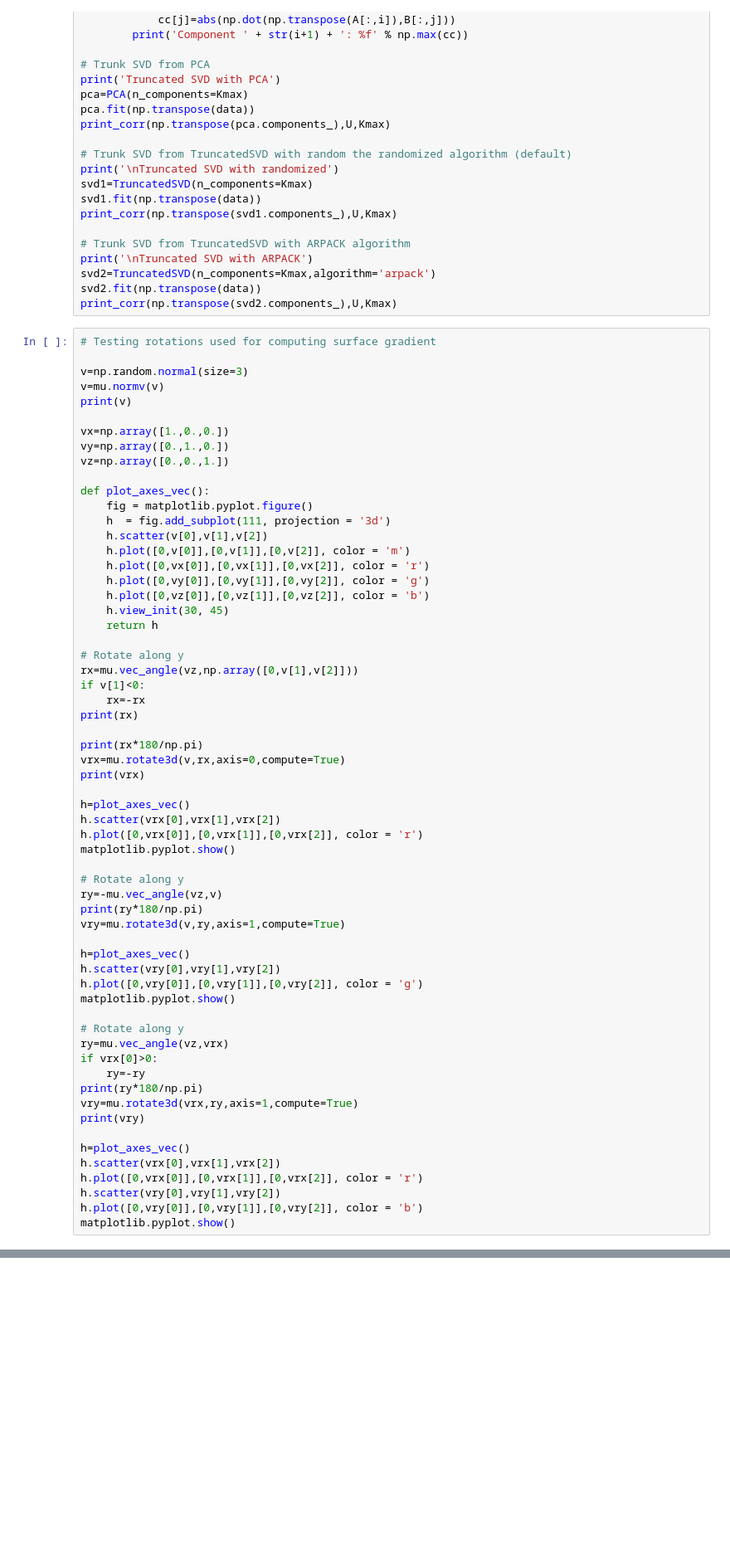
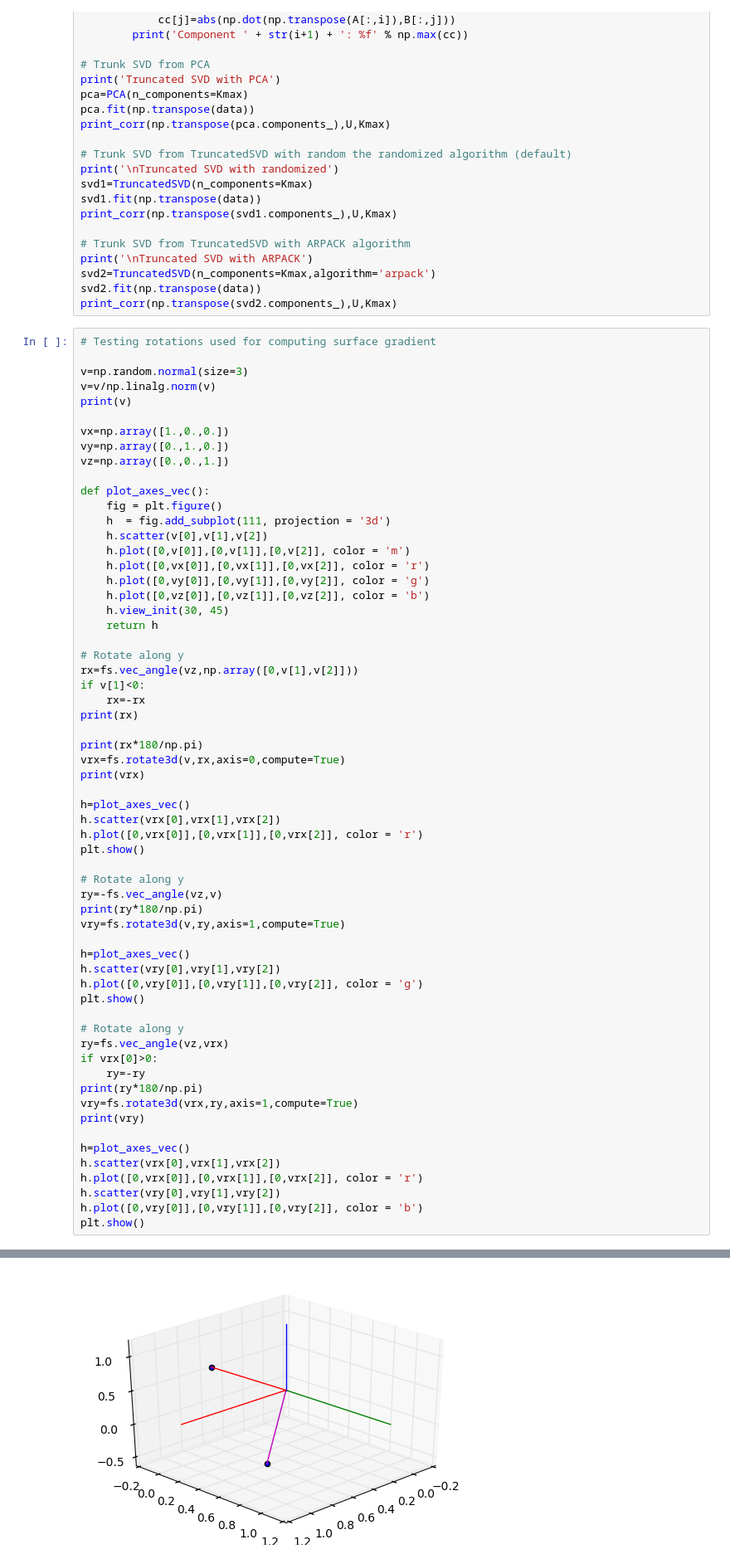
Before and after one commit to melanieganz/5HT_clustering, a Jupyter notebook: testing.ipynb, the cells around one changed output, grey strips where cells are left out. Shown at 83% size. Cells and saved outputs as stored; diff of their text form; blank space fills up the shorter version.

```diff
--- a/testing.ipynb
+++ b/testing.ipynb
@@ -99,7 +119,7 @@ print_corr(np.transpose(svd2.components_),U,Kmax)
 # Testing rotations used for computing surface gradient
 
 v=np.random.normal(size=3)
-v=mu.normv(v)
+v=v/np.linalg.norm(v)
 print(v)
 
 vx=np.array([1.,0.,0.])
@@ -107,7 +127,7 @@ vy=np.array([0.,1.,0.])
 vz=np.array([0.,0.,1.])
 
 def plot_axes_vec():
-    fig = matplotlib.pyplot.figure()
+    fig = plt.figure()
     h  = fig.add_subplot(111, projection = '3d')
     h.scatter(v[0],v[1],v[2])
     h.plot([0,v[0]],[0,v[1]],[0,v[2]], color = 'm')
@@ -118,36 +138,36 @@ def plot_axes_vec():
     return h
 
 # Rotate along y
-rx=mu.vec_angle(vz,np.array([0,v[1],v[2]]))
+rx=fs.vec_angle(vz,np.array([0,v[1],v[2]]))
 if v[1]<0:
     rx=-rx
 print(rx)
 
 print(rx*180/np.pi)
-vrx=mu.rotate3d(v,rx,axis=0,compute=True)
+vrx=fs.rotate3d(v,rx,axis=0,compute=True)
 print(vrx)
 
 h=plot_axes_vec()
 h.scatter(vrx[0],vrx[1],vrx[2])
 h.plot([0,vrx[0]],[0,vrx[1]],[0,vrx[2]], color = 'r')
-matplotlib.pyplot.show()
+plt.show()
 
 # Rotate along y
-ry=-mu.vec_angle(vz,v)
+ry=-fs.vec_angle(vz,v)
 print(ry*180/np.pi)
-vry=mu.rotate3d(v,ry,axis=1,compute=True)
+vry=fs.rotate3d(v,ry,axis=1,compute=True)
 
 h=plot_axes_vec()
 h.scatter(vry[0],vry[1],vry[2])
 h.plot([0,vry[0]],[0,vry[1]],[0,vry[2]], color = 'g')
-matplotlib.pyplot.show()
+plt.show()
 
 # Rotate along y
-ry=mu.vec_angle(vz,vrx)
+ry=fs.vec_angle(vz,vrx)
 if vrx[0]>0:
     ry=-ry
 print(ry*180/np.pi)
-vry=mu.rotate3d(vrx,ry,axis=1,compute=True)
+vry=fs.rotate3d(vrx,ry,axis=1,compute=True)
 print(vry)
 
 h=plot_axes_vec()
@@ -155,4 +175,5 @@ h.scatter(vrx[0],vrx[1],vrx[2])
 h.plot([0,vrx[0]],[0,vrx[1]],[0,vrx[2]], color = 'r')
 h.scatter(vry[0],vry[1],vry[2])
 h.plot([0,vry[0]],[0,vry[1]],[0,vry[2]], color = 'b')
-matplotlib.pyplot.show()
+plt.show()
+# %% [output]
@@ -158,0 +185 @@ matplotlib.pyplot.show()
+[figure, added]
```
Also changed, not shown: parts of 6 cells of this notebook, 2 other files.
